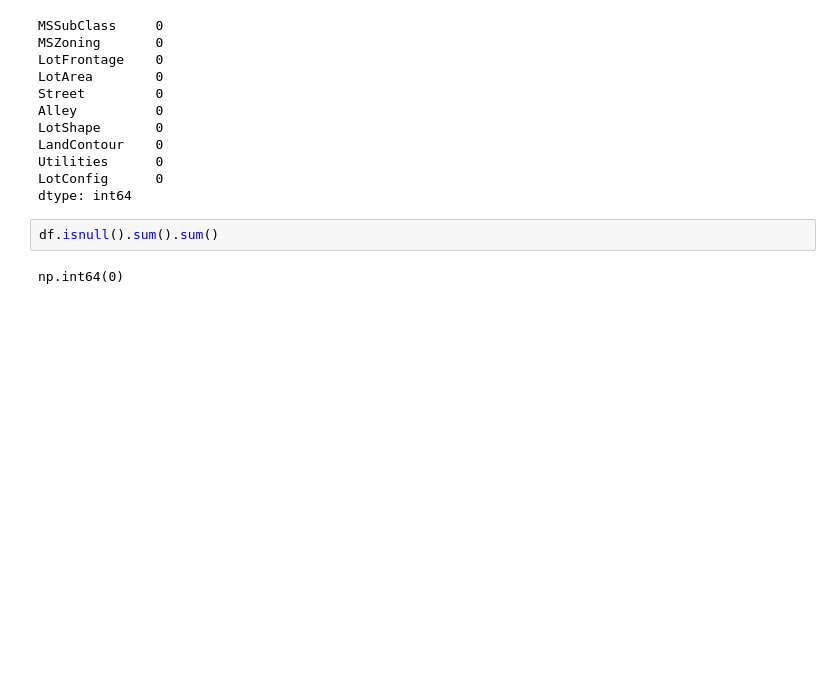
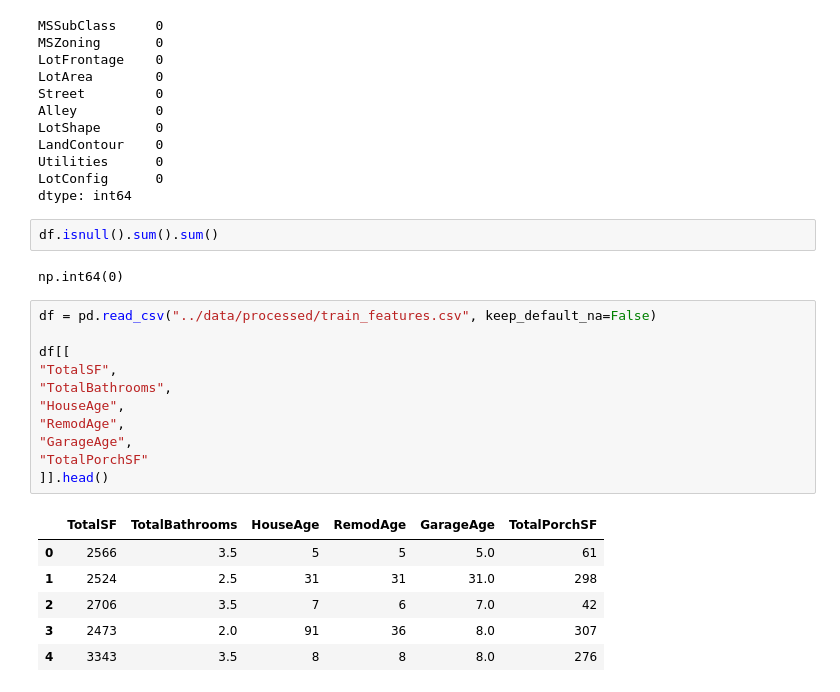
Before and after one commit to rahul-ml-engineer/house-price-prediction-ml, a Jupyter notebook: notebooks/eda.ipynb, the cells around one changed output. Cells and saved outputs as stored; diff of their text form; blank space fills up the shorter version.

```diff
--- a/notebooks/eda.ipynb
+++ b/notebooks/eda.ipynb
@@ -374,3 +374,21 @@ dtype: int64
 df.isnull().sum().sum()
 # %% [output]
 np.int64(0)
+# %%
+df = pd.read_csv("../data/processed/train_features.csv", keep_default_na=False)
+
+df[[
+"TotalSF",
+"TotalBathrooms",
+"HouseAge",
+"RemodAge",
+"GarageAge",
+"TotalPorchSF"
+]].head()
+# %% [output]
+|  | TotalSF | TotalBathrooms | HouseAge | RemodAge | GarageAge | TotalPorchSF |
+| 0 | 2566 | 3.5 | 5 | 5 | 5.0 | 61 |
+| 1 | 2524 | 2.5 | 31 | 31 | 31.0 | 298 |
+| 2 | 2706 | 3.5 | 7 | 6 | 7.0 | 42 |
+| 3 | 2473 | 2.0 | 91 | 36 | 8.0 | 307 |
+| 4 | 3343 | 3.5 | 8 | 8 | 8.0 | 276 |
```
Also changed, not shown: parts of 2 cells of this notebook.
